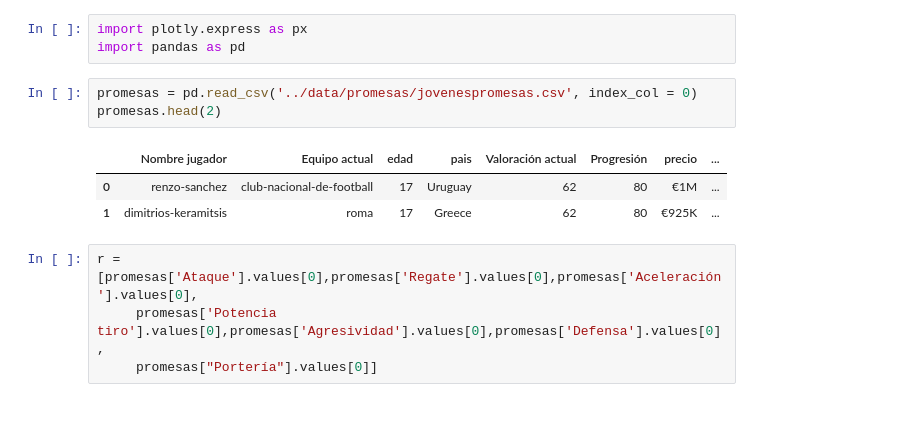
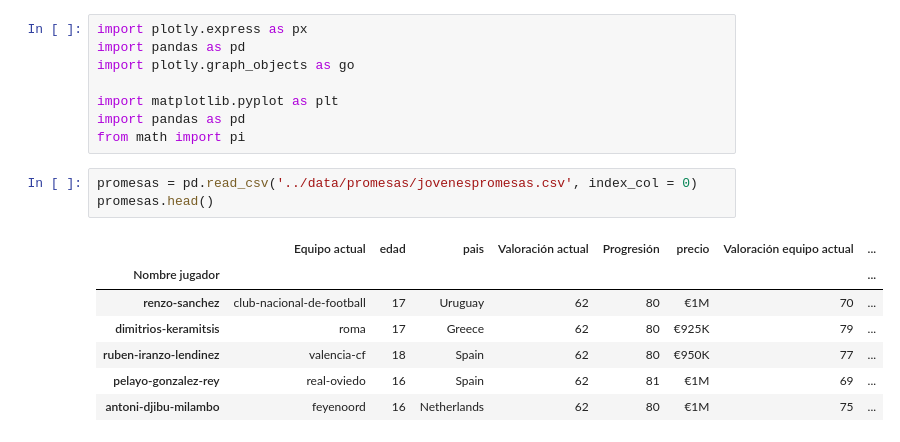
Before and after one commit to PabloManzanares/Moneyball-Depor, a Jupyter notebook: notebook/Visualización.ipynb, the cells around one changed output. Drawn from its saved outputs; the diff is of its cells as text; blank space fills up the shorter version.

```diff
--- a/notebook/Visualización.ipynb
+++ b/notebook/Visualización.ipynb
@@ -1,14 +7,19 @@
 # %%
 import plotly.express as px
 import pandas as pd
+import plotly.graph_objects as go
+
+import matplotlib.pyplot as plt
+import pandas as pd
+from math import pi
 # %%
 promesas = pd.read_csv('../data/promesas/jovenespromesas.csv', index_col = 0)
-promesas.head(2)
+promesas.head()
 # %% [output]
-|  | Nombre jugador | Equipo actual | edad | pais | Valoración actual | Progresión | precio | ... |
-| 0 | renzo-sanchez | club-nacional-de-football | 17 | Uruguay | 62 | 80 | €1M | ... |
-| 1 | dimitrios-keramitsis | roma | 17 | Greece | 62 | 80 | €925K | ... |
+|  | Equipo actual | edad | pais | Valoración actual | Progresión | precio | Valoración equipo actual | ... |
+| Nombre jugador |  |  |  |  |  |  |  | ... |
+| renzo-sanchez | club-nacional-de-football | 17 | Uruguay | 62 | 80 | €1M | 70 | ... |
+| dimitrios-keramitsis | roma | 17 | Greece | 62 | 80 | €925K | 79 | ... |
+| ruben-iranzo-lendinez | valencia-cf | 18 | Spain | 62 | 80 | €950K | 77 | ... |
+| pelayo-gonzalez-rey | real-oviedo | 16 | Spain | 62 | 81 | €1M | 69 | ... |
+| antoni-djibu-milambo | feyenoord | 16 | Netherlands | 62 | 80 | €1M | 75 | ... |
-# %%
-r = [promesas['Ataque'].values[0],promesas['Regate'].values[0],promesas['Aceleración'].values[0],
-     promesas['Potencia tiro'].values[0],promesas['Agresividad'].values[0],promesas['Defensa'].values[0],
-     promesas["Portería"].values[0]]
```
Also changed, not shown: parts of 6 cells of this notebook, 46 other files.
